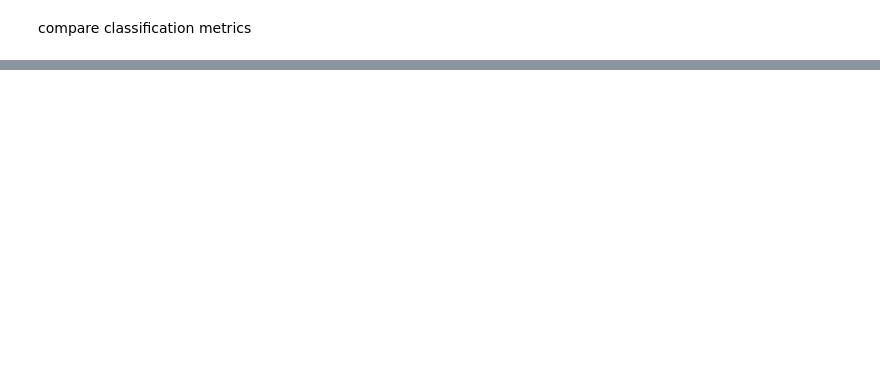
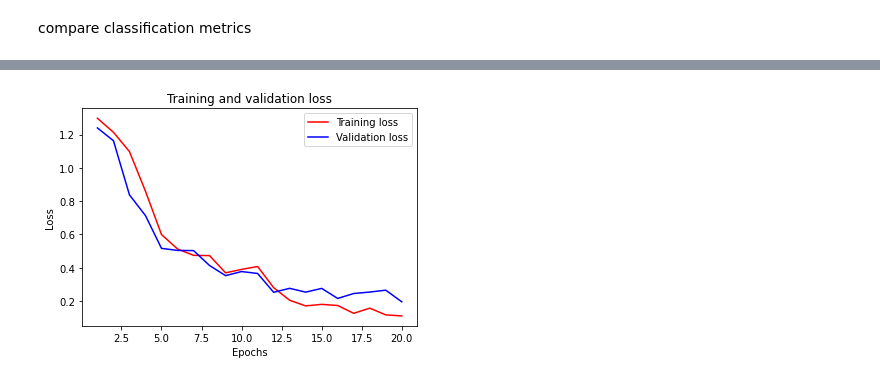
Before and after one commit to StevenW1999/MinorAI, a Jupyter notebook: cnn.ipynb, the cells around one changed output, grey strips where cells are left out. Cells and saved outputs as stored; diff of their text form; code cells hidden in the pictures; blank space fills up the shorter version.

```diff
--- a/cnn.ipynb
+++ b/cnn.ipynb
@@ -318,0 +324,23 @@ ax2 = sns.heatmap(cm2, annot=True, fmt='d')
+# %%
+input_shape=(48, 48, 1)
+num_classes = 4
+
+model_3 = Sequential()
+
+model_3.add(Conv2D(32, (5, 5), strides = (2,2), padding='same', input_shape=input_shape))
+model_3.add(Activation('relu'))
+
+model_3.add(Conv2D(32, (5, 5), strides = (2,2)))
+model_3.add(Activation('relu'))
+
+model_3.add(MaxPooling2D(pool_size=(2, 2)))
+model_3.add(Dropout(0.25))
+
+model_3.add(Flatten())
+model_3.add(Dense(512))
+model_3.add(Activation('relu'))
+model_3.add(Dropout(0.5))
+model_3.add(Dense(num_classes))
+model_3.add(Activation('softmax'))
+
+model_3.summary()
@@ -318,0 +436,5 @@ ax2 = sns.heatmap(cm2, annot=True, fmt='d')
+# %%
+model.compile(optimizer='adam', loss='categorical_crossentropy',
+              metrics=['accuracy'])
+
+hist_model_3 = model.fit(X_train, y_train,batch_size, epochs=20, verbose=1,validation_data =val_data)
@@ -318,0 +459,18 @@ ax2 = sns.heatmap(cm2, annot=True, fmt='d')
+# %%
+score2 = model.evaluate(X_test, y_test, verbose=1)
+history_dict2=hist_model_3.history
+history_dict2.keys()
+
+train_loss_values2 = history_dict2['loss']
+val_loss_values2 = history_dict2['val_loss']
+
+epochs2 = range(1, len(history_dict2['accuracy']) + 1)
+
+plt.plot(epochs2, train_loss_values2, 'r', label='Training loss')
+plt.plot(epochs2, val_loss_values2, 'b', label='Validation loss')
+plt.title('Training and validation loss')
+plt.xlabel('Epochs')
+plt.ylabel('Loss')
+plt.legend()
+plt.show()
+# %% [output]
@@ -318,0 +478 @@ ax2 = sns.heatmap(cm2, annot=True, fmt='d')
+[figure, added]
```
Also changed, not shown: parts of 24 cells of this notebook, 8 other files.
